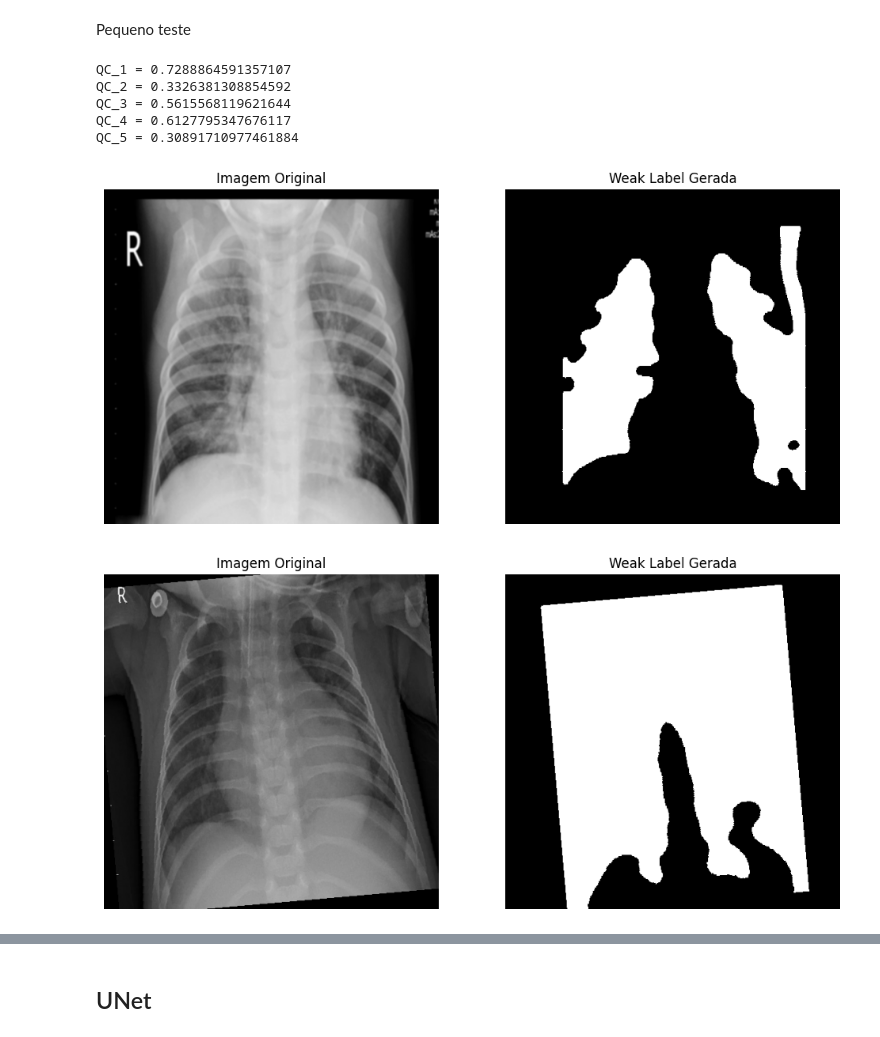
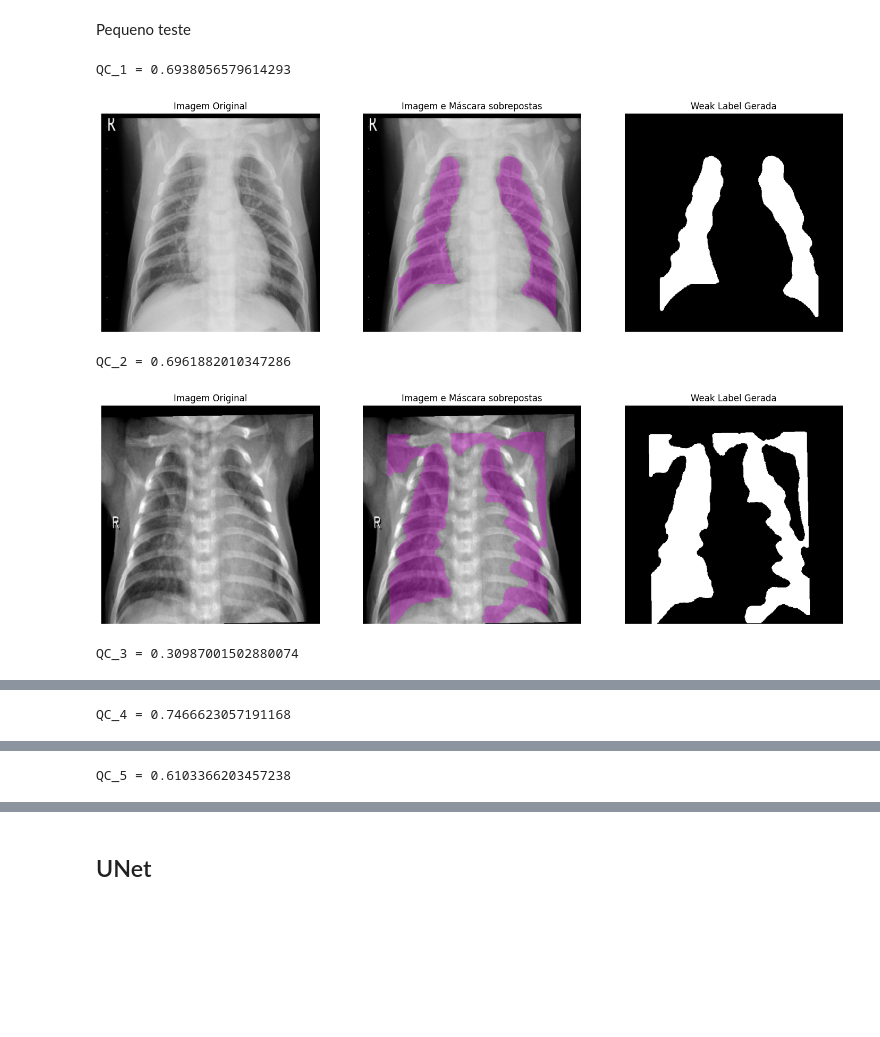
Before and after one commit to samullima/Self-supervised-learning-for-label-free-segmentation, a Jupyter notebook: teste.ipynb, the cells around one changed output, grey strips where cells are left out. Drawn from its saved outputs; the diff is of its cells as text; code cells hidden in the pictures; blank space fills up the shorter version.

```diff
--- a/teste.ipynb
+++ b/teste.ipynb
@@ -64,7 +64,7 @@ Definindo o caminho do dataset de input
 # INPUT_DIR = "/kaggle/input/chest-xray-pneumonia/chest_xray/"
 #### SE QUISER RODAR LOCAL OU NO COLAB
 INPUT_DIR = kagglehub.dataset_download("paultimothymooney/chest-xray-pneumonia")
-INPUT_DIR += "/chest_xray/"
+INPUT_DIR += "/chest_xray/test"
 # OUTPUT_DIR = "/kaggle/working/weak_masks"
 # os.makedirs(OUTPUT_DIR, exist_ok=True)
 # %% [output]
@@ -72,7 +72,7 @@ Using Colab cache for faster access to the 'chest-xray-pneumonia' dataset.
 # %% [markdown]
 Definição das funções que geram as weak labels e que calculam o QC (Quality Control).
 # %%
-def generate_weak_mask_cxr(img_path):
+def generate_weak_mask(img_path):
     # Carrega a imagem e redimenciona
     img = cv2.imread(img_path, cv2.IMREAD_GRAYSCALE)
     h, w = img.shape
@@ -290,30 +295,37 @@ Pequeno teste
 # %%
 ds = SelfSegCXRDataset(image_size=(512, 512), augment=CXRAugmentation())
 
 train_ds, test_ds = get_train_test_split(ds)
 
 for i in range(5):
     img, mask, qc = train_ds[i]
 
-    plt.figure(figsize=(12,6))
-    plt.subplot(1,2,1)
+    img, mask = img.cpu()[0], mask.cpu()[0]
+
+    plt.figure(figsize=(18,6))
+    plt.subplot(1,3,1)
     plt.title("Imagem Original")
-    plt.imshow(img.cpu()[0], cmap="gray")
+    plt.imshow(img, cmap="gray")
     plt.axis("off")
 
-    plt.subplot(1,2,2)
+    plt.subplot(1,3,2)
+    plt.title("Imagem e Máscara sobrepostas")
+    plt.imshow(img, cmap="gray")
+    masked_overlay = np.ma.masked_where(mask == 0, mask)
+    plt.imshow(masked_overlay, cmap = "spring", alpha = 0.3)
+    plt.axis("off")
+
+    plt.subplot(1,3,3)
     plt.title("Weak Label Gerada")
-    plt.imshow(mask.cpu()[0], cmap="gray")
+    plt.imshow(mask, cmap="gray")
     plt.axis("off")
 
     print(f"QC_{i+1} = {qc}")
 
-plt.show()
+    plt.show()
 # %% [output]
-QC_1 = 0.7288864591357107
-QC_2 = 0.3326381308854592
-QC_3 = 0.5615568119621644
-QC_4 = 0.6127795347676117
-QC_5 = 0.30891710977461884
+QC_1 = 0.6938056579614293
-[figure, old version]
+[figure, new version]
+QC_2 = 0.6961882010347286
-[figure, old version]
+[figure, new version]
+QC_3 = 0.30987001502880074
@@ -320,0 +333 @@ QC_5 = 0.30891710977461884
+QC_4 = 0.7466623057191168
@@ -321,0 +335 @@ QC_5 = 0.30891710977461884
+QC_5 = 0.6103366203457238
```
Also changed, not shown: parts of 11 cells of this notebook.
